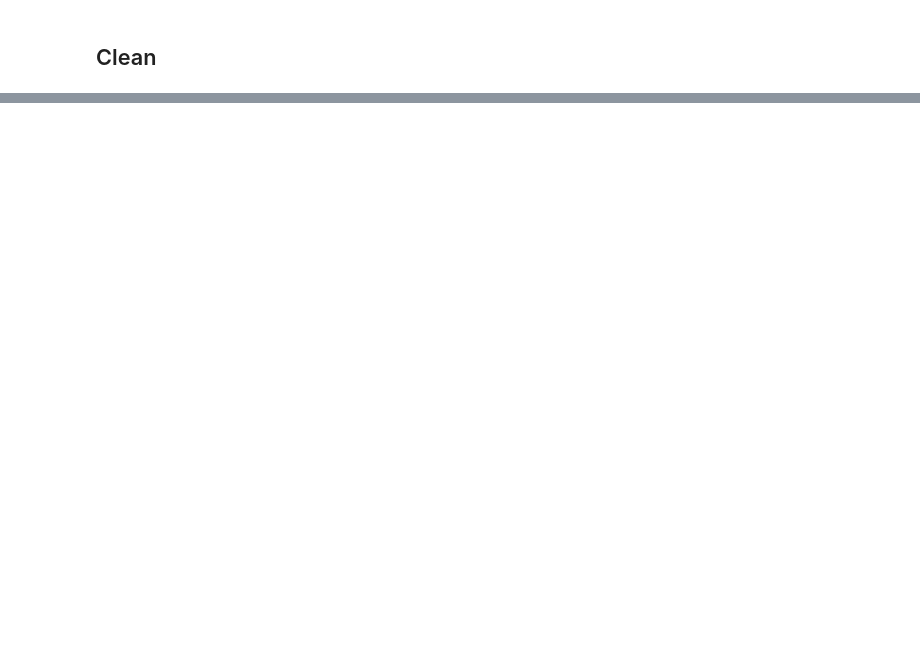
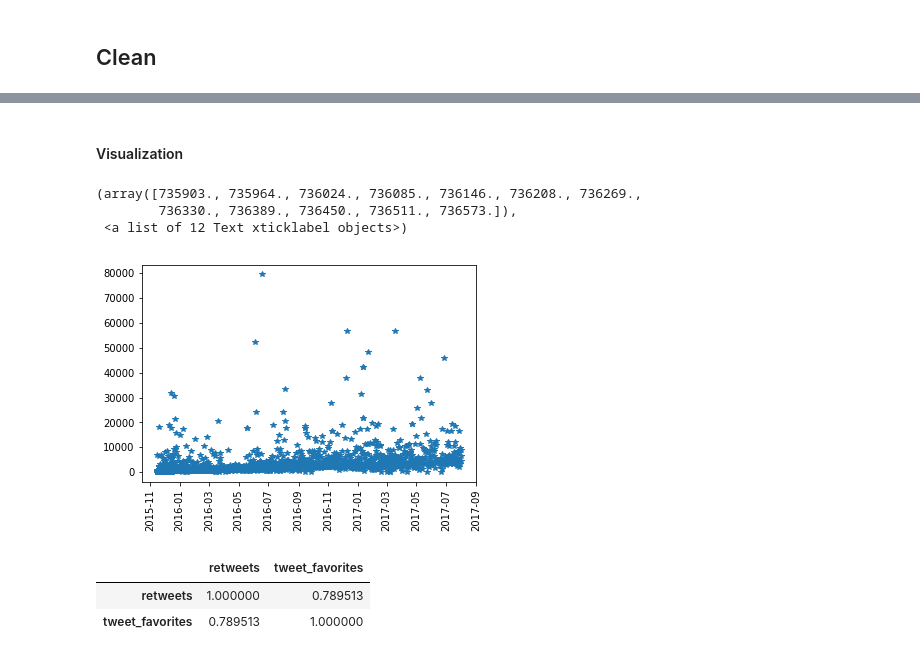
Before and after one commit to ibragimoveldor/Data-Analyst-Projects, a Jupyter notebook: Project_4/Intro_to_data_wrangling/Final_project/wrangle_act.ipynb, the cells around one changed output, grey strips where cells are left out. Saved outputs shown, nothing was run; the diff lists cells and outputs as text; code cells hidden in the pictures; blank space fills up the shorter version.

```diff
--- a/Project_4/Intro_to_data_wrangling/Final_project/wrangle_act.ipynb
+++ b/Project_4/Intro_to_data_wrangling/Final_project/wrangle_act.ipynb
@@ -273,0 +347,3 @@ df_twitter = pd.DataFrame(tweet_list, columns = ['id', 'retweets', 'favorites'])
+# %%
+# 11. the link for image column name is needed to be renamed
+predictions = predictions.rename(columns = {'jpg_url': 'img_url'})
@@ -273,0 +409,22 @@ df_twitter = pd.DataFrame(tweet_list, columns = ['id', 'retweets', 'favorites'])
+# %%
+# 2. dog stage columns are made into one single column
+# separate all stage columns for dog
+s = archive[['doggo', 'floofer', 'pupper', 'puppo']]
+t = ['doggo', 'floofer', 'pupper', 'puppo']
+l = []
+k = []
+index = 0
+for index, i in s.iterrows():
+    count = 0
+    for j in range(len(i)):
+        if i[j] in t:
+            l.append(i[j])
+            k.append(index)
+
+stages = pd.DataFrame(l, index=k)
+stages.columns = ['stage']
+
+# rejoin stage column to the main 'archive' dataframe
+archive = archive.join(stages)
+
+archive = archive.drop(columns = t)
@@ -273,0 +444,2 @@ df_twitter = pd.DataFrame(tweet_list, columns = ['id', 'retweets', 'favorites'])
+# %%
+archive.date = pd.to_datetime(archive.date)
@@ -273,0 +471,6 @@ df_twitter = pd.DataFrame(tweet_list, columns = ['id', 'retweets', 'favorites'])
+# %%
+# merege all there dataframes which are archive, predictions and tweet_info
+# first merge predictions and tweet_info
+pre = pd.merge(predictions, tweet_info, on = 'tweet_id')
+# create final datagrame file
+twitter_archive_master = pd.merge(archive, pre, on = 'tweet_id')
@@ -273,0 +539,19 @@ df_twitter = pd.DataFrame(tweet_list, columns = ['id', 'retweets', 'favorites'])
+# %% [markdown]
+#### Visualization
+# %%
+# Which stage of dog is more favorite?
+t = twitter_archive_master.sort_values('date', ascending = True)
+plt.plot(t['date'], t['retweets'], '*');
+plt.xticks(rotation = 'vertical')
+# %% [output]
+(array([735903., 735964., 736024., 736085., 736146., 736208., 736269.,
+        736330., 736389., 736450., 736511., 736573.]),
+ <a list of 12 Text xticklabel objects>)
+[figure, added]
+# %%
+tweet_favorites = t[['retweets', 'tweet_favorites']]
+k = tweet_favorites.corr()
+# %% [output]
+|  | retweets | tweet_favorites |
+| retweets | 1.000000 | 0.789513 |
+| tweet_favorites | 0.789513 | 1.000000 |
```
Also changed, not shown: parts of 45 cells of this notebook.
